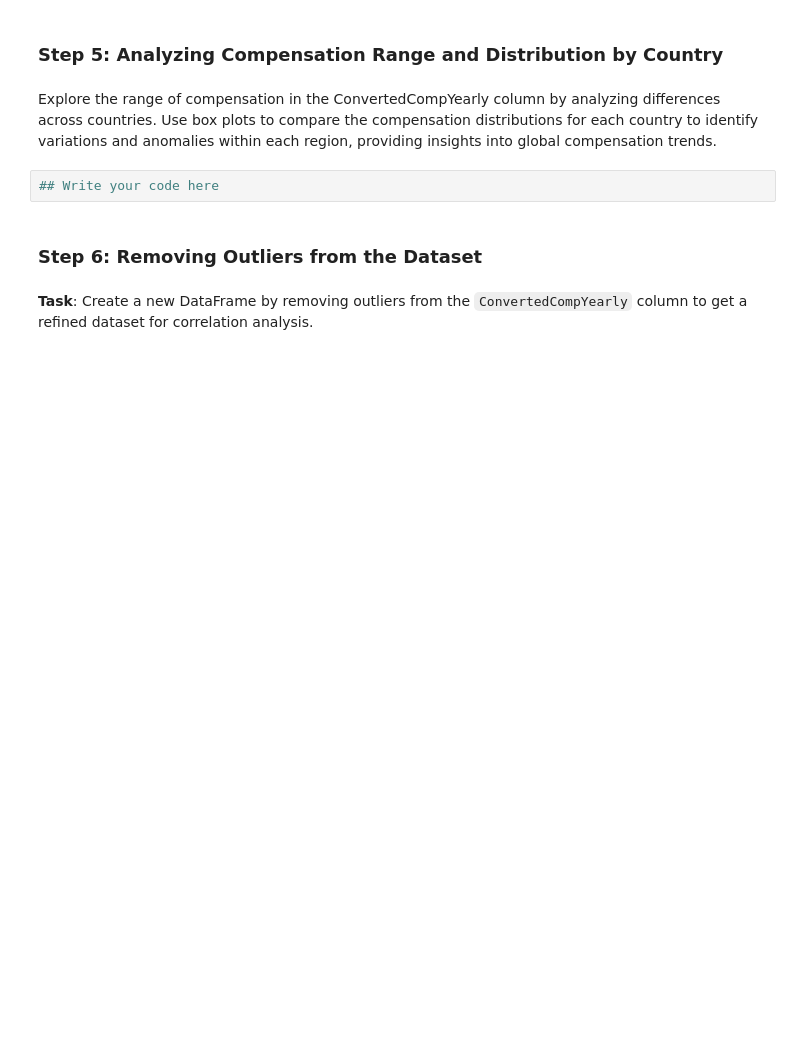
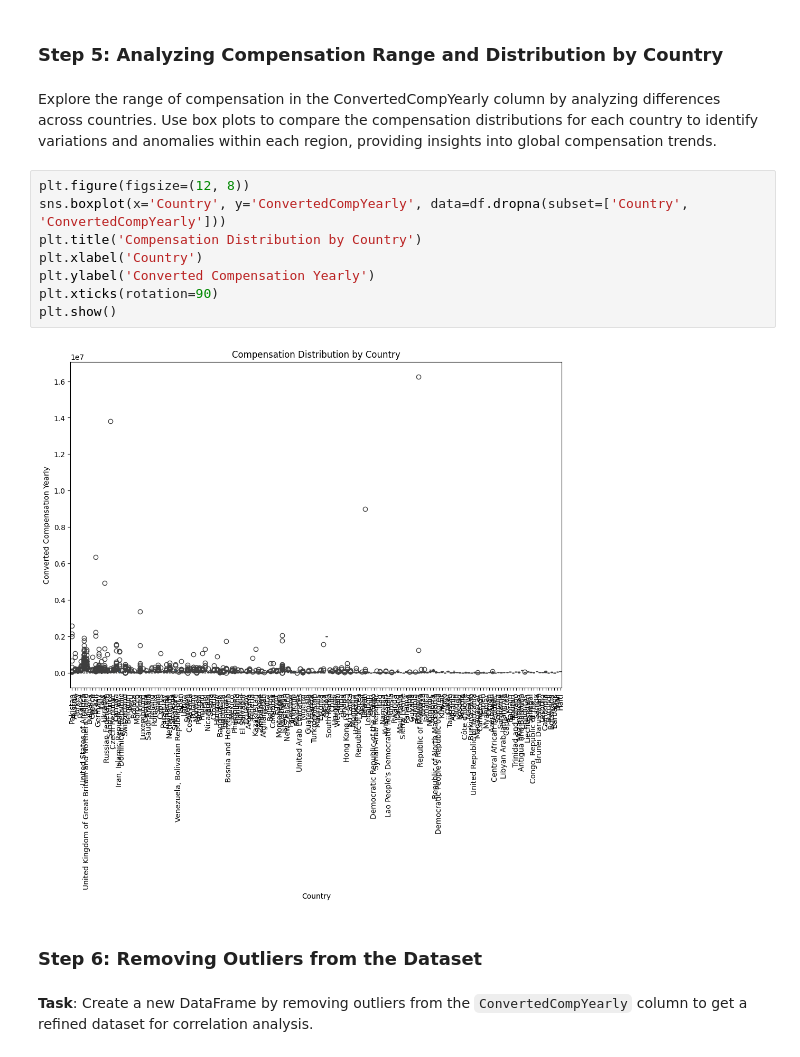
Before and after one commit to Sumant-crty/IBM-Data-Analyst-Capstone-Project, a Jupyter notebook: Lab 13 Finding Correlation.ipynb, the cells around one changed output. Cells and saved outputs as stored; diff of their text form; blank space fills up the shorter version.

```diff
--- a/Lab 13 Finding Correlation.ipynb
+++ b/Lab 13 Finding Correlation.ipynb
@@ -59,8 +95,16 @@ df.head()
 <h3>Step 5: Analyzing Compensation Range and Distribution by Country</h3>
 # %% [markdown]
 Explore the range of compensation in the ConvertedCompYearly column by analyzing differences across countries. Use box plots to compare the compensation distributions for each country to identify variations and anomalies within each region, providing insights into global compensation trends.
-# %%
-## Write your code here
+# %%
+plt.figure(figsize=(12, 8))
+sns.boxplot(x='Country', y='ConvertedCompYearly', data=df.dropna(subset=['Country', 'ConvertedCompYearly']))
+plt.title('Compensation Distribution by Country')
+plt.xlabel('Country')
+plt.ylabel('Converted Compensation Yearly')
+plt.xticks(rotation=90)
+plt.show()
+# %% [output]
+[figure, added]
 # %% [markdown]
 <h3>Step 6: Removing Outliers from the Dataset</h3>
 # %% [markdown]
```
Also changed, not shown: parts of 14 cells of this notebook.
